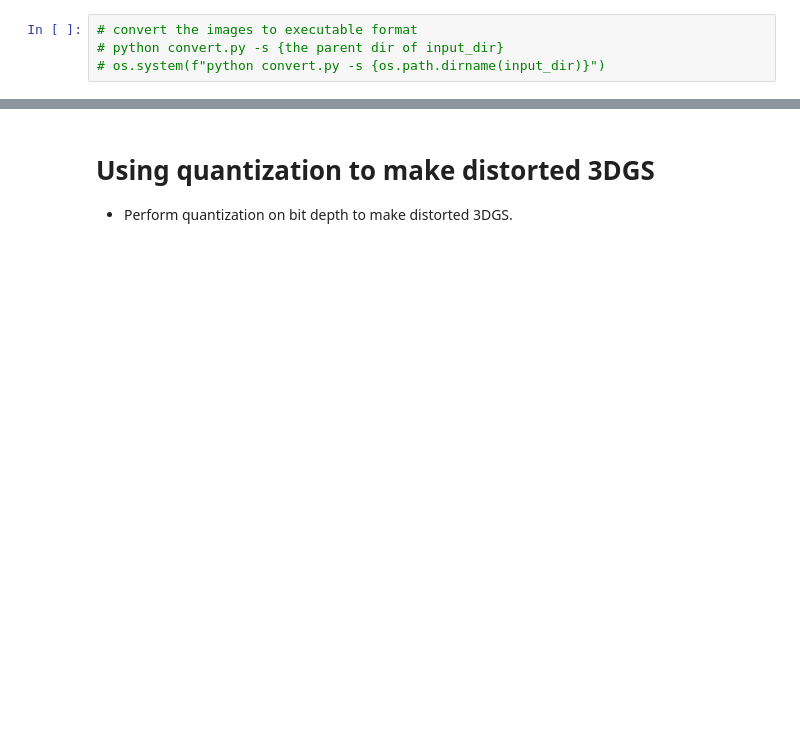
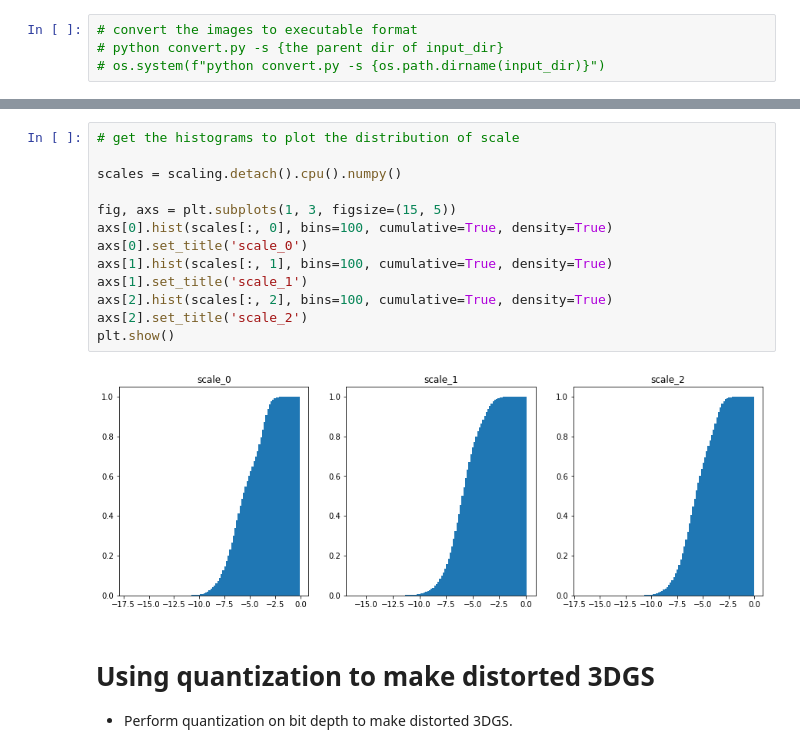
Before and after one commit to Shiyuang-scu/gaussian-splatting, a Jupyter notebook: script.ipynb, the cells around one changed output, grey strips where cells are left out. Cells and saved outputs as stored; diff of their text form; blank space fills up the shorter version.

```diff
--- a/script.ipynb
+++ b/script.ipynb
@@ -105,3 +224,18 @@ selected_files[-100:]
+# %%
+# get the histograms to plot the distribution of scale
+
+scales = scaling.detach().cpu().numpy()
+
+fig, axs = plt.subplots(1, 3, figsize=(15, 5))
+axs[0].hist(scales[:, 0], bins=100, cumulative=True, density=True)
+axs[0].set_title('scale_0')
+axs[1].hist(scales[:, 1], bins=100, cumulative=True, density=True)
+axs[1].set_title('scale_1')
+axs[2].hist(scales[:, 2], bins=100, cumulative=True, density=True)
+axs[2].set_title('scale_2')
+plt.show()
+# %% [output]
+[figure, added]
 # %% [markdown]
 # Using quantization to make distorted 3DGS
 
```
Also changed, not shown: parts of 20 cells of this notebook, 1 other file.
